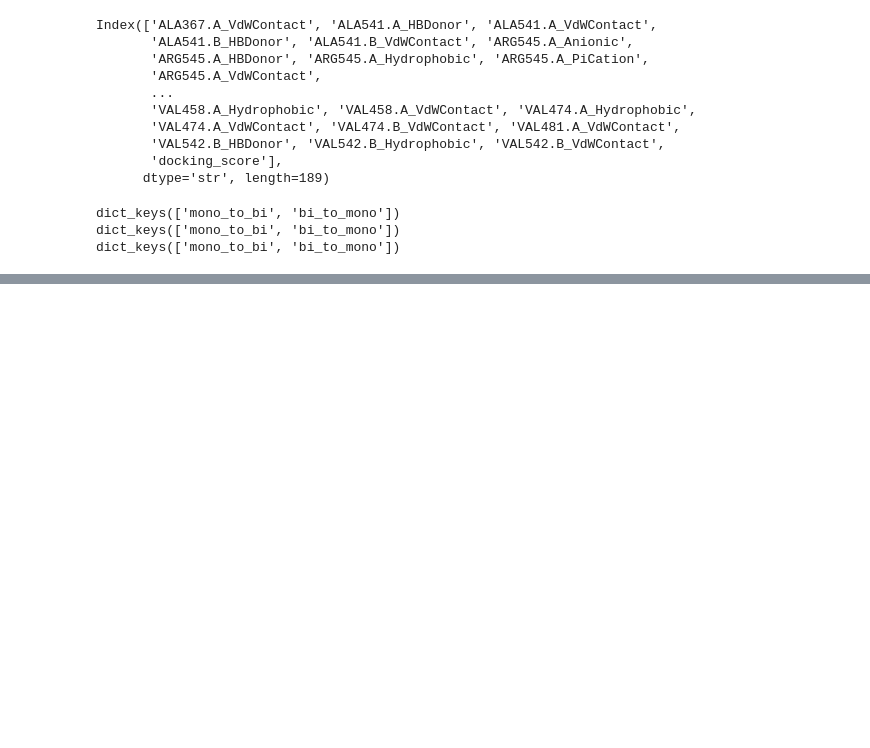
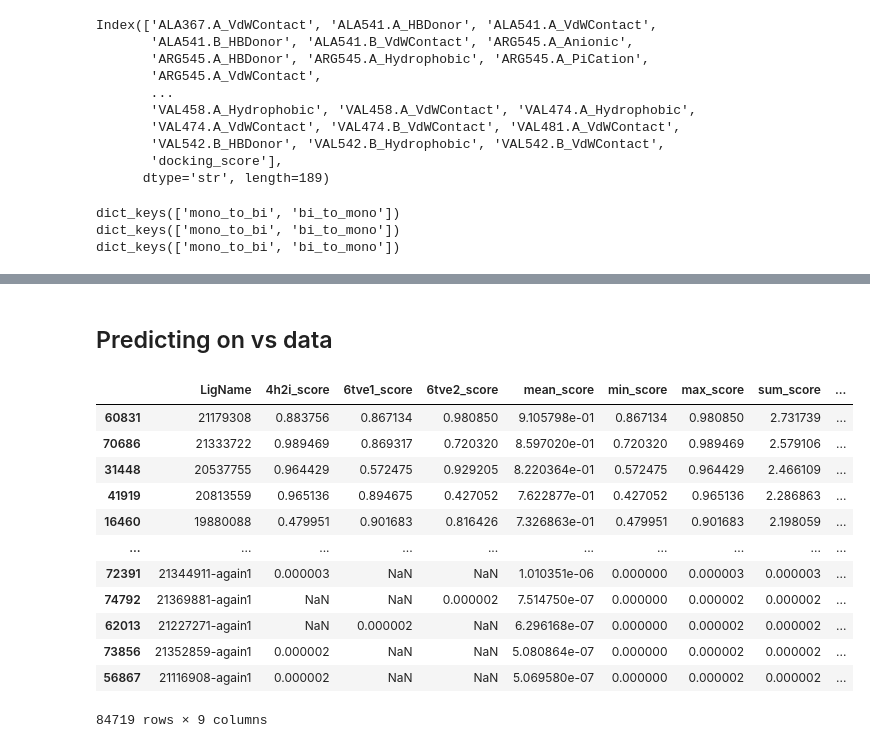
Before and after one commit to wesselporschen/montpellier-screen, a Jupyter notebook: prolif.ipynb, the cells around one changed output, grey strips where cells are left out. Saved outputs shown, nothing was run; the diff lists cells and outputs as text; code cells hidden in the pictures; blank space fills up the shorter version.

```diff
--- a/prolif.ipynb
+++ b/prolif.ipynb
@@ -1470,0 +1983,2 @@ NameError: name 'evaluate_scaffold_dataset' is not defined
+# %% [markdown]
+## Predicting on vs data
@@ -1470,0 +2000,50 @@ NameError: name 'evaluate_scaffold_dataset' is not defined
+# %%
+vs_predictions_combined = (
+    vs_predictions["4h2i_c_4"][["LigName", "LR_score"]]
+    .rename(columns={"LR_score": "4h2i_score"})
+    .merge(
+        vs_predictions["6tve_c_1"][["LigName", "LR_score"]]
+        .rename(columns={"LR_score": "6tve1_score"}),
+        on="LigName",
+        how="outer",
+    )
+    .merge(
+        vs_predictions["6tve_c_2"][["LigName", "LR_score"]]
+        .rename(columns={"LR_score": "6tve2_score"}),
+        on="LigName",
+        how="outer",
+    )
+)
+# %%
+score_cols = [
+    "4h2i_score",
+    "6tve1_score",
+    "6tve2_score",
+]
+
+scores = vs_predictions_combined[score_cols].fillna(0)
+
+vs_predictions_combined["mean_score"] = scores.mean(axis=1)
+vs_predictions_combined["min_score"] = scores.min(axis=1)
+vs_predictions_combined["max_score"] = scores.max(axis=1)
+vs_predictions_combined["sum_score"] = scores.sum(axis=1)
+vs_predictions_combined["n_conformers"] = vs_predictions_combined[score_cols].notna().sum(axis=1)
+# %%
+vs_predictions_combined.sort_values(
+    ["mean_score", "n_conformers"],
+    ascending=False,
+)
+# %% [output]
+|  | LigName | 4h2i_score | 6tve1_score | 6tve2_score | mean_score | min_score | max_score | sum_score | ... |
+| 60831 | 21179308 | 0.883756 | 0.867134 | 0.980850 | 9.105798e-01 | 0.867134 | 0.980850 | 2.731739 | ... |
+| 70686 | 21333722 | 0.989469 | 0.869317 | 0.720320 | 8.597020e-01 | 0.720320 | 0.989469 | 2.579106 | ... |
+| 31448 | 20537755 | 0.964429 | 0.572475 | 0.929205 | 8.220364e-01 | 0.572475 | 0.964429 | 2.466109 | ... |
+| 41919 | 20813559 | 0.965136 | 0.894675 | 0.427052 | 7.622877e-01 | 0.427052 | 0.965136 | 2.286863 | ... |
+| 16460 | 19880088 | 0.479951 | 0.901683 | 0.816426 | 7.326863e-01 | 0.479951 | 0.901683 | 2.198059 | ... |
+| ... | ... | ... | ... | ... | ... | ... | ... | ... | ... |
+| 72391 | 21344911-again1 | 0.000003 | NaN | NaN | 1.010351e-06 | 0.000000 | 0.000003 | 0.000003 | ... |
+| 74792 | 21369881-again1 | NaN | NaN | 0.000002 | 7.514750e-07 | 0.000000 | 0.000002 | 0.000002 | ... |
+| 62013 | 21227271-again1 | NaN | 0.000002 | NaN | 6.296168e-07 | 0.000000 | 0.000002 | 0.000002 | ... |
+| 73856 | 21352859-again1 | 0.000002 | NaN | NaN | 5.080864e-07 | 0.000000 | 0.000002 | 0.000002 | ... |
+| 56867 | 21116908-again1 | 0.000002 | NaN | NaN | 5.069580e-07 | 0.000000 | 0.000002 | 0.000002 | ... |
+84719 rows × 9 columns
```
Also changed, not shown: parts of 30 cells of this notebook.
